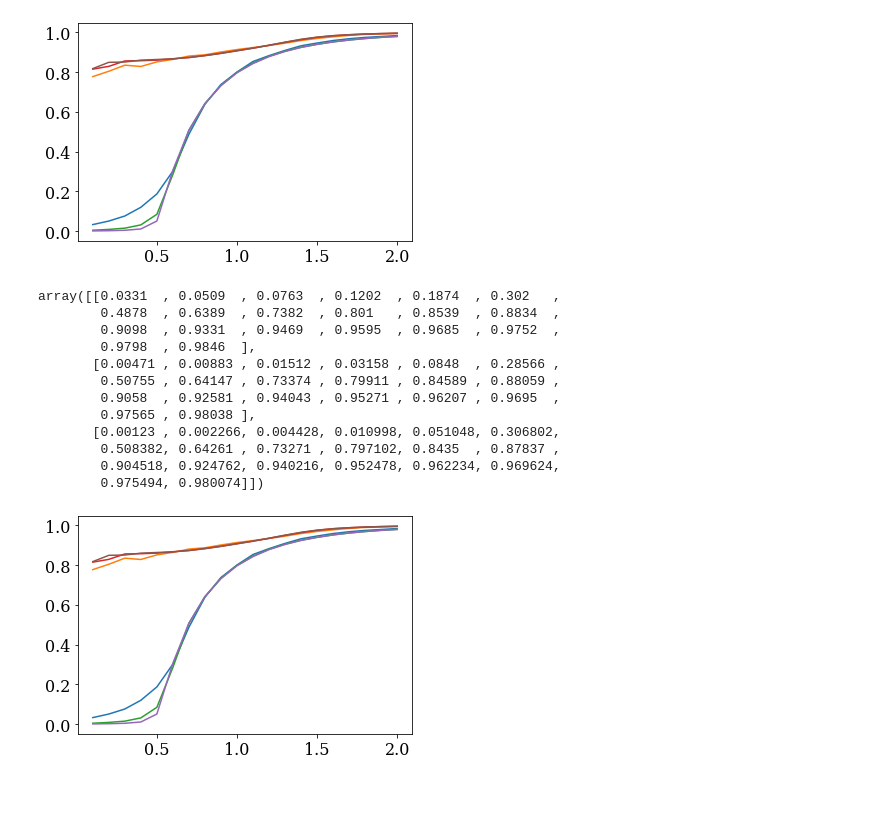
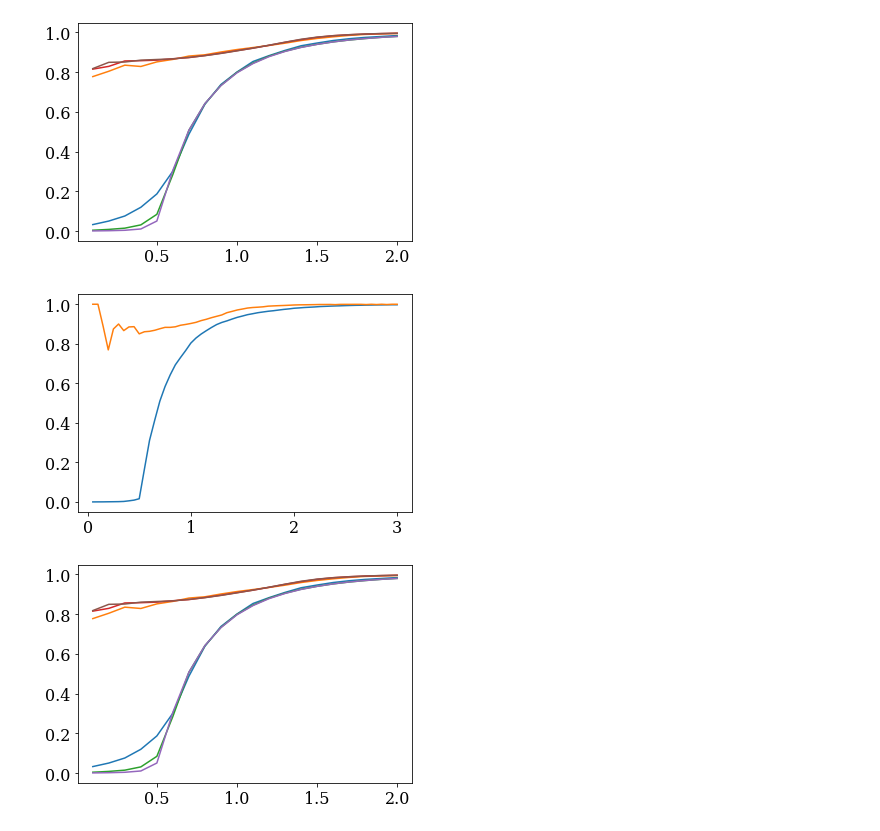
Before and after one commit to znicolaou/rmtchem, a Jupyter notebook: rmtchem.ipynb, the cells around one changed output. Cells and saved outputs as stored; diff of their text form; code cells hidden in the pictures; blank space fills up the shorter version.

```diff
--- a/rmtchem.ipynb
+++ b/rmtchem.ipynb
@@ -51,18 +51,3 @@ plt.show()
 # %% [output]
 5000    2.00    99
 [figure]
-# %%
-lss
-# %% [output]
-array([[0.0331  , 0.0509  , 0.0763  , 0.1202  , 0.1874  , 0.302   ,
-        0.4878  , 0.6389  , 0.7382  , 0.801   , 0.8539  , 0.8834  ,
-        0.9098  , 0.9331  , 0.9469  , 0.9595  , 0.9685  , 0.9752  ,
-        0.9798  , 0.9846  ],
-       [0.00471 , 0.00883 , 0.01512 , 0.03158 , 0.0848  , 0.28566 ,
-        0.50755 , 0.64147 , 0.73374 , 0.79911 , 0.84589 , 0.88059 ,
-        0.9058  , 0.92581 , 0.94043 , 0.95271 , 0.96207 , 0.9695  ,
-        0.97565 , 0.98038 ],
-       [0.00123 , 0.002266, 0.004428, 0.010998, 0.051048, 0.306802,
-        0.508382, 0.64261 , 0.73271 , 0.797102, 0.8435  , 0.87837 ,
-        0.904518, 0.924762, 0.940216, 0.952478, 0.962234, 0.969624,
-        0.975494, 0.980074]])
@@ -71,3 +54,10 @@ np.save('data/er.npy',np.array([rss,lss]))
+# %%
+vals=np.loadtxt('data/er/10000/scounts.txt');
+plt.plot(vals[:,1],vals[:,2])
+plt.plot(vals[:,1],vals[:,3])
+plt.show()
+# %% [output]
+[figure, added]
 # %%
 ns=[100,1000,5000]
 cs=np.arange(1,21)/10
```
Also changed, not shown: parts of 2 cells of this notebook, 1 other file.
